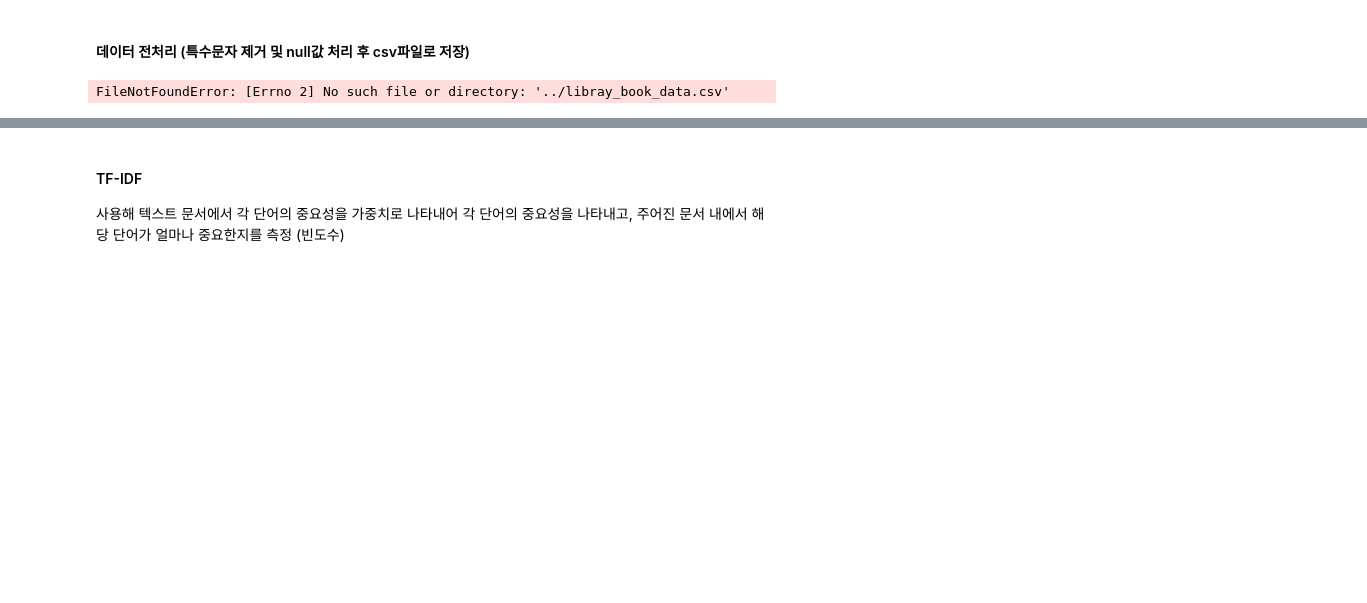
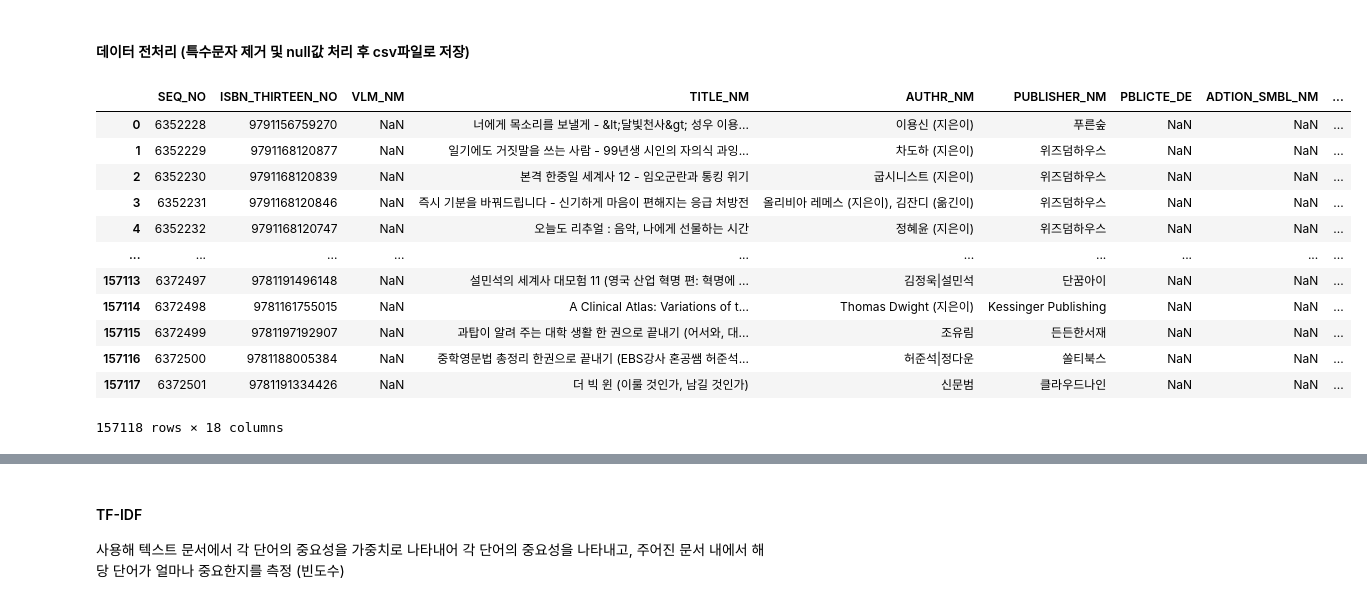
Before and after one commit to team-i-Five/code_Machine-learning, a Jupyter notebook: Model_test/TF-IDF_test.ipynb, the cells around one changed output, grey strips where cells are left out. Drawn from its saved outputs; the diff is of its cells as text; code cells hidden in the pictures; blank space fills up the shorter version.

```diff
--- a/Model_test/TF-IDF_test.ipynb
+++ b/Model_test/TF-IDF_test.ipynb
@@ -16,9 +16,21 @@ from sklearn.metrics.pairwise import cosine_similarity # TF-IDF 값을 기준으
 # %%
 # 데이터를 데이터프레임으로 로드
 data = pd.read_csv("../library_book_data.csv", encoding='utf-8')# 데이터 파일 경로
-print(data)
+data
 # %% [output]
+|  | SEQ_NO | ISBN_THIRTEEN_NO | VLM_NM | TITLE_NM | AUTHR_NM | PUBLISHER_NM | PBLICTE_DE | ADTION_SMBL_NM | ... |
+| 0 | 6352228 | 9791156759270 | NaN | 너에게 목소리를 보낼게 - &lt;달빛천사&gt; 성우 이용... | 이용신 (지은이) | 푸른숲 | NaN | NaN | ... |
+| 1 | 6352229 | 9791168120877 | NaN | 일기에도 거짓말을 쓰는 사람 - 99년생 시인의 자의식 과잉... | 차도하 (지은이) | 위즈덤하우스 | NaN | NaN | ... |
+| 2 | 6352230 | 9791168120839 | NaN | 본격 한중일 세계사 12 - 임오군란과 통킹 위기 | 굽시니스트 (지은이) | 위즈덤하우스 | NaN | NaN | ... |
+| 3 | 6352231 | 9791168120846 | NaN | 즉시 기분을 바꿔드립니다 - 신기하게 마음이 편해지는 응급 처방전 | 올리비아 레메스 (지은이), 김잔디 (옮긴이) | 위즈덤하우스 | NaN | NaN | ... |
+| 4 | 6352232 | 9791168120747 | NaN | 오늘도 리추얼 : 음악, 나에게 선물하는 시간 | 정혜윤 (지은이) | 위즈덤하우스 | NaN | NaN | ... |
+| ... | ... | ... | ... | ... | ... | ... | ... | ... | ... |
+| 157113 | 6372497 | 9781191496148 | NaN | 설민석의 세계사 대모험 11 (영국 산업 혁명 편: 혁명에 ... | 김정욱|설민석 | 단꿈아이 | NaN | NaN | ... |
+| 157114 | 6372498 | 9781161755015 | NaN | A Clinical Atlas: Variations of t... | Thomas Dwight (지은이) | Kessinger Publishing | NaN | NaN | ... |
+| 157115 | 6372499 | 9781197192907 | NaN | 과탑이 알려 주는 대학 생활 한 권으로 끝내기 (어서와, 대... | 조유림 | 든든한서재 | NaN | NaN | ... |
+| 157116 | 6372500 | 9781188005384 | NaN | 중학영문법 총정리 한권으로 끝내기 (EBS강사 혼공쌤 허준석... | 허준석|정다운 | 쏠티북스 | NaN | NaN | ... |
+| 157117 | 6372501 | 9781191334426 | NaN | 더 빅 윈 (이룰 것인가, 남길 것인가) | 신문범 | 클라우드나인 | NaN | NaN | ... |
-FileNotFoundError: [Errno 2] No such file or directory: '../libray_book_data.csv'
+157118 rows × 18 columns
 # %%
 # # Null 값은 빈 문자열로 대체
 # data.fillna("", inplace=True)
```
Also changed, not shown: parts of 2 cells of this notebook, 6 other files.
